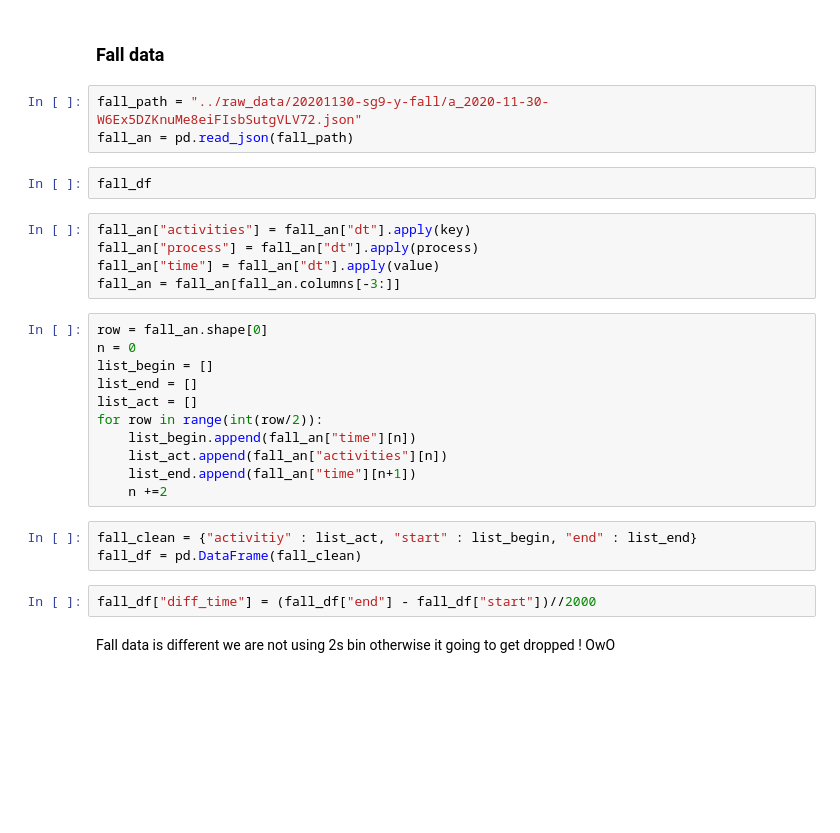
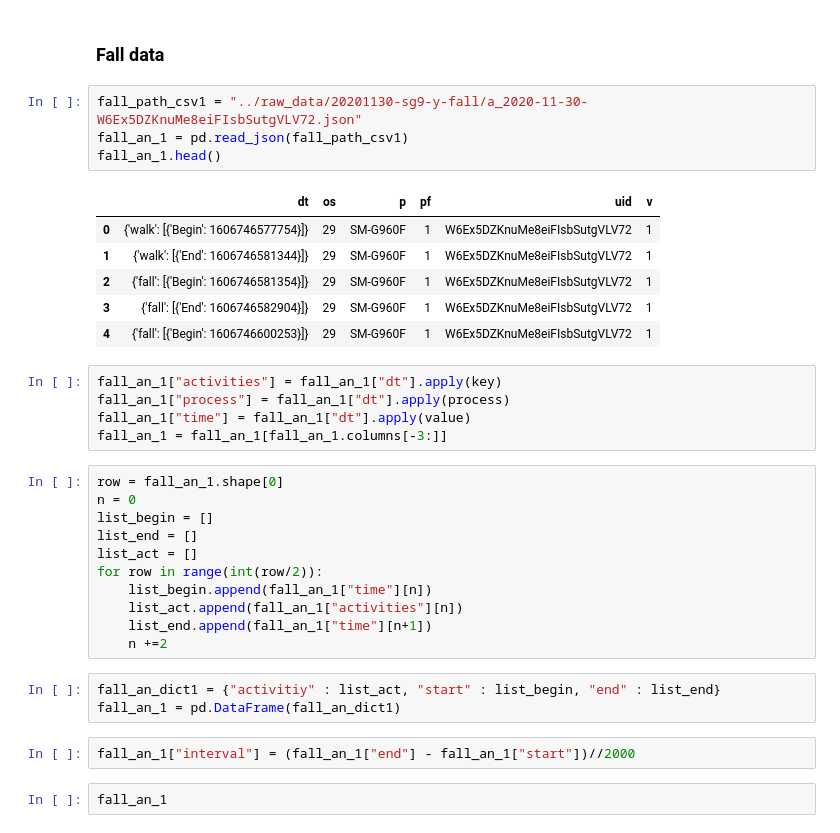
Before and after one commit to koka-koala/fallguys, a Jupyter notebook: notebooks/jin_intro.ipynb, the cells around one changed output. Cells and saved outputs as stored; diff of their text form; blank space fills up the shorter version.

```diff
--- a/notebooks/jin_intro.ipynb
+++ b/notebooks/jin_intro.ipynb
@@ -174,30 +141,36 @@ all_jason_df.to_csv("sample.csv", index=False)
 # %% [markdown]
 ### Fall data
 # %%
-fall_path = "../raw_data/20201130-sg9-y-fall/a_2020-11-30-W6Ex5DZKnuMe8eiFIsbSutgVLV72.json"
-fall_an = pd.read_json(fall_path)
+fall_path_csv1 = "../raw_data/20201130-sg9-y-fall/a_2020-11-30-W6Ex5DZKnuMe8eiFIsbSutgVLV72.json"
+fall_an_1 = pd.read_json(fall_path_csv1)
+fall_an_1.head()
+# %% [output]
+|  | dt | os | p | pf | uid | v |
+| 0 | {'walk': [{'Begin': 1606746577754}]} | 29 | SM-G960F | 1 | W6Ex5DZKnuMe8eiFIsbSutgVLV72 | 1 |
+| 1 | {'walk': [{'End': 1606746581344}]} | 29 | SM-G960F | 1 | W6Ex5DZKnuMe8eiFIsbSutgVLV72 | 1 |
+| 2 | {'fall': [{'Begin': 1606746581354}]} | 29 | SM-G960F | 1 | W6Ex5DZKnuMe8eiFIsbSutgVLV72 | 1 |
+| 3 | {'fall': [{'End': 1606746582904}]} | 29 | SM-G960F | 1 | W6Ex5DZKnuMe8eiFIsbSutgVLV72 | 1 |
+| 4 | {'fall': [{'Begin': 1606746600253}]} | 29 | SM-G960F | 1 | W6Ex5DZKnuMe8eiFIsbSutgVLV72 | 1 |
-# %%
-fall_df
 # %%
-fall_an["activities"] = fall_an["dt"].apply(key)
-fall_an["process"] = fall_an["dt"].apply(process)
-fall_an["time"] = fall_an["dt"].apply(value)
-fall_an = fall_an[fall_an.columns[-3:]]
+fall_an_1["activities"] = fall_an_1["dt"].apply(key)
+fall_an_1["process"] = fall_an_1["dt"].apply(process)
+fall_an_1["time"] = fall_an_1["dt"].apply(value)
+fall_an_1 = fall_an_1[fall_an_1.columns[-3:]]
 # %%
-row = fall_an.shape[0]
+row = fall_an_1.shape[0]
 n = 0
 list_begin = []
 list_end = []
 list_act = []
 for row in range(int(row/2)):
-    list_begin.append(fall_an["time"][n])
-    list_act.append(fall_an["activities"][n])
-    list_end.append(fall_an["time"][n+1])
+    list_begin.append(fall_an_1["time"][n])
+    list_act.append(fall_an_1["activities"][n])
+    list_end.append(fall_an_1["time"][n+1])
     n +=2
 # %%
-fall_clean = {"activitiy" : list_act, "start" : list_begin, "end" : list_end}
-fall_df = pd.DataFrame(fall_clean)
+fall_an_dict1 = {"activitiy" : list_act, "start" : list_begin, "end" : list_end}
+fall_an_1 = pd.DataFrame(fall_an_dict1)
-# %%
-fall_df["diff_time"] = (fall_df["end"] - fall_df["start"])//2000
-# %% [markdown]
-Fall data is different we are not using 2s bin otherwise it going to get dropped ! OwO
+# %%
+fall_an_1["interval"] = (fall_an_1["end"] - fall_an_1["start"])//2000
+# %%
+fall_an_1
```
Also changed, not shown: parts of 34 cells of this notebook, 4 other files.
